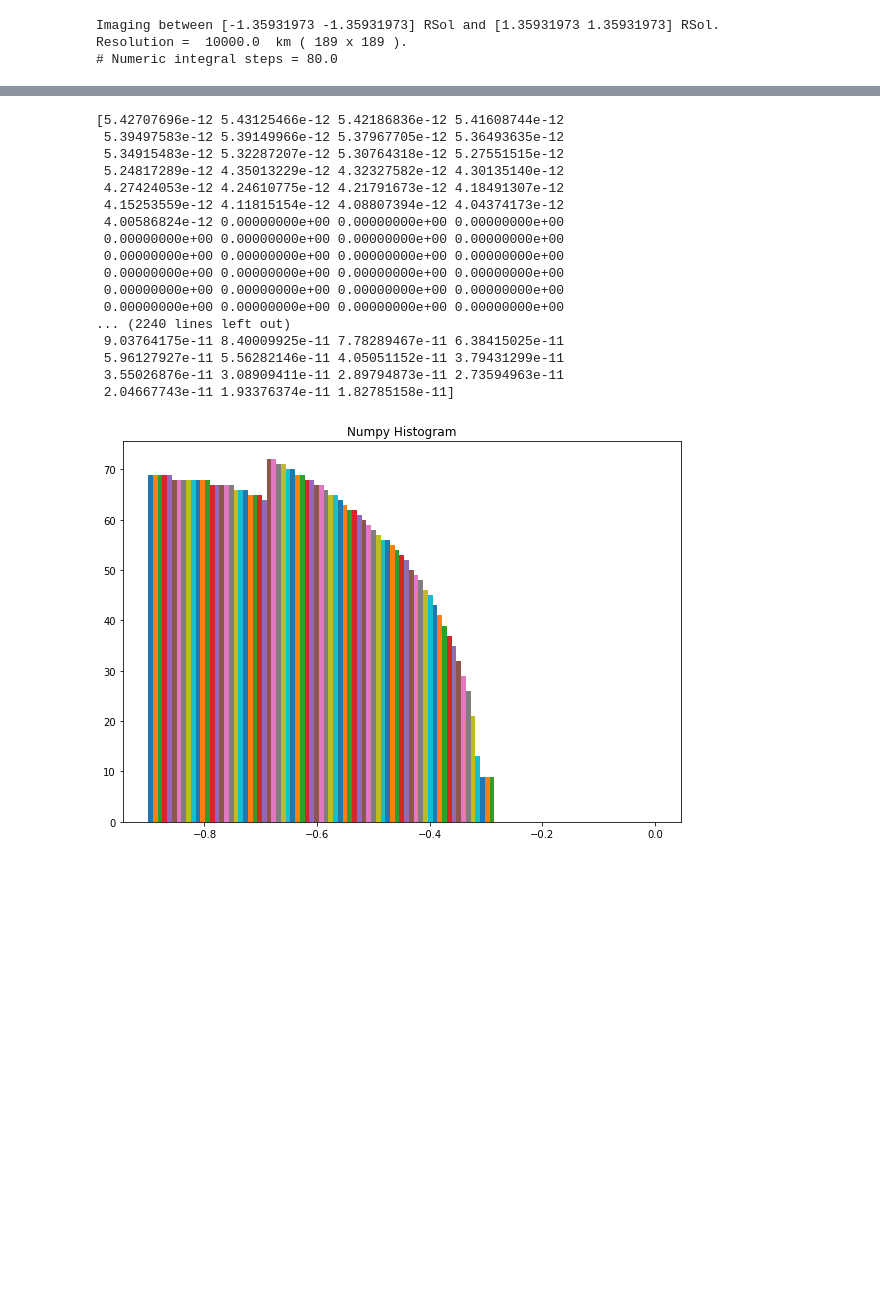
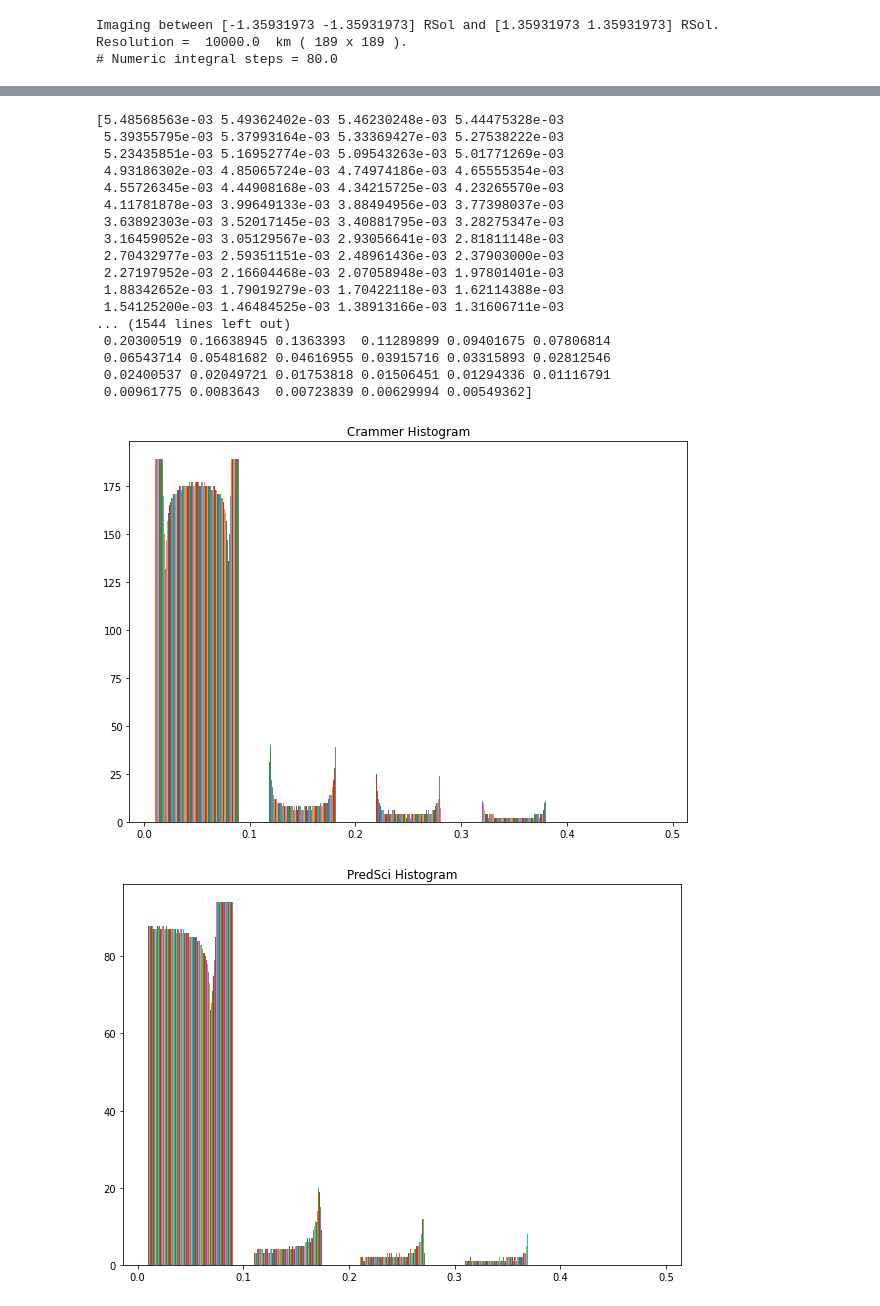
Before and after one commit to aliciavr/thomsonpy, a Jupyter notebook: src/thomsonpy/data_management/octree/solar_imager.ipynb, the cells around one changed output, grey strips where cells are left out. Cells and saved outputs as stored; diff of their text form; code cells hidden in the pictures; blank space fills up the shorter version.

```diff
--- a/src/thomsonpy/data_management/octree/solar_imager.ipynb
+++ b/src/thomsonpy/data_management/octree/solar_imager.ipynb
@@ -147,35 +272,67 @@ plt.colorbar()
 # %%
+model = crammer
+test = model[0:(sip.IMAGE_NUM_POINTS // 2), (sip.IMAGE_NUM_POINTS // 2):sip.IMAGE_NUM_POINTS]
 for i in test:
     print(i)
 # %% [output]
-[5.42707696e-12 5.43125466e-12 5.42186836e-12 5.41608744e-12
- 5.39497583e-12 5.39149966e-12 5.37967705e-12 5.36493635e-12
- 5.34915483e-12 5.32287207e-12 5.30764318e-12 5.27551515e-12
- 5.24817289e-12 4.35013229e-12 4.32327582e-12 4.30135140e-12
- 4.27424053e-12 4.24610775e-12 4.21791673e-12 4.18491307e-12
- 4.15253559e-12 4.11815154e-12 4.08807394e-12 4.04374173e-12
- 4.00586824e-12 0.00000000e+00 0.00000000e+00 0.00000000e+00
- 0.00000000e+00 0.00000000e+00 0.00000000e+00 0.00000000e+00
- 0.00000000e+00 0.00000000e+00 0.00000000e+00 0.00000000e+00
- 0.00000000e+00 0.00000000e+00 0.00000000e+00 0.00000000e+00
- 0.00000000e+00 0.00000000e+00 0.00000000e+00 0.00000000e+00
- 0.00000000e+00 0.00000000e+00 0.00000000e+00 0.00000000e+00
-... (2240 lines left out)
- 9.03764175e-11 8.40009925e-11 7.78289467e-11 6.38415025e-11
- 5.96127927e-11 5.56282146e-11 4.05051152e-11 3.79431299e-11
- 3.55026876e-11 3.08909411e-11 2.89794873e-11 2.73594963e-11
- 2.04667743e-11 1.93376374e-11 1.82785158e-11]
+[5.48568563e-03 5.49362402e-03 5.46230248e-03 5.44475328e-03
+ 5.39355795e-03 5.37993164e-03 5.33369427e-03 5.27538222e-03
+ 5.23435851e-03 5.16952774e-03 5.09543263e-03 5.01771269e-03
+ 4.93186302e-03 4.85065724e-03 4.74974186e-03 4.65555354e-03
+ 4.55726345e-03 4.44908168e-03 4.34215725e-03 4.23265570e-03
+ 4.11781878e-03 3.99649133e-03 3.88494956e-03 3.77398037e-03
+ 3.63892303e-03 3.52017145e-03 3.40881795e-03 3.28275347e-03
+ 3.16459052e-03 3.05129567e-03 2.93056641e-03 2.81811148e-03
+ 2.70432977e-03 2.59351151e-03 2.48961436e-03 2.37903000e-03
+ 2.27197952e-03 2.16604468e-03 2.07058948e-03 1.97801401e-03
+ 1.88342652e-03 1.79019279e-03 1.70422118e-03 1.62114388e-03
+ 1.54125200e-03 1.46484525e-03 1.38913166e-03 1.31606711e-03
+... (1544 lines left out)
+ 0.20300519 0.16638945 0.1363393  0.11289899 0.09401675 0.07806814
+ 0.06543714 0.05481682 0.04616955 0.03915716 0.03315893 0.02812546
+ 0.02400537 0.02049721 0.01753818 0.01506451 0.01294336 0.01116791
+ 0.00961775 0.0083643  0.00723839 0.00629994 0.00549362]
 # %%
-test = model[0:(sip.IMAGE_NUM_POINTS // 2), (sip.IMAGE_NUM_POINTS // 2):sip.IMAGE_NUM_POINTS]
-
-# Creating plot
+# Crammer
+model = crammer
 fig = plt.figure(figsize =(10, 7))
 
-plt.hist(test, bins = [-1, 1e-13, 1e-12, 1e-11, 1e-10, 1e-9, 1e-8, 1e-7, 1e-6, 1e-5, 1e-4, 1e-3])
+plt.hist(model, bins = [0, 0.1, 0.2, 0.3, 0.4, 0.5])
 
-plt.title("Numpy Histogram")
+plt.title("Crammer Histogram")
+
+# PredSci
+model = predsci
+plt.show()
+
+fig = plt.figure(figsize =(10, 7))
+
+plt.hist(test, bins = [0, 0.1, 0.2, 0.3, 0.4, 0.5])
+
+plt.title("PredSci Histogram")
 
 # show plot
 plt.show()
+# Crammer
+model = crammer
+fig = plt.figure(figsize =(10, 7))
+
+plt.hist(model, bins = [0, 1e-14, 1e-13, 1e-12, 1e-11, 1e-10, 1e-9, 1e-8, 1e-7, 1e-6, 1e-5, 1e-4, 1e-3, 1e-2, 0.1, 0.2, 0.3, 0.4, 0.5])
+
+plt.title("Crammer Histogram")
+
+# PredSci
+model = predsci
+plt.show()
+
+fig = plt.figure(figsize =(10, 7))
+
+plt.hist(test, bins = [0, 1e-14, 1e-13, 1e-12, 1e-11, 1e-10, 1e-9, 1e-8, 1e-7, 1e-6, 1e-5, 1e-4, 1e-3, 1e-2, 0.1, 0.2, 0.3, 0.4, 0.5])
+
+plt.title("PredSci Histogram")
+
+# show plot
+plt.show()
 # %% [output]
-[figure, old version]
+[figure, new version]
+[figure, added]
```
Also changed, not shown: parts of 6 cells of this notebook.
